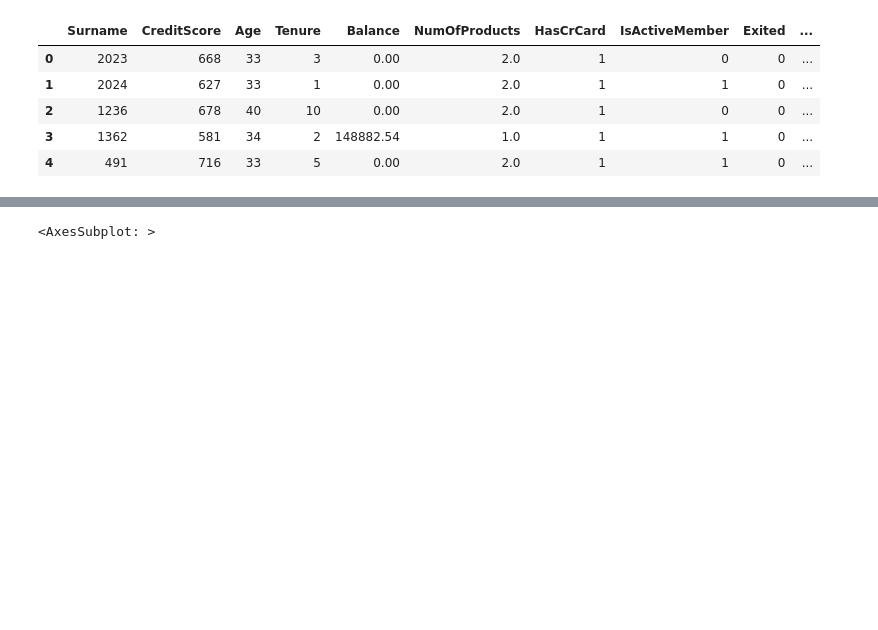
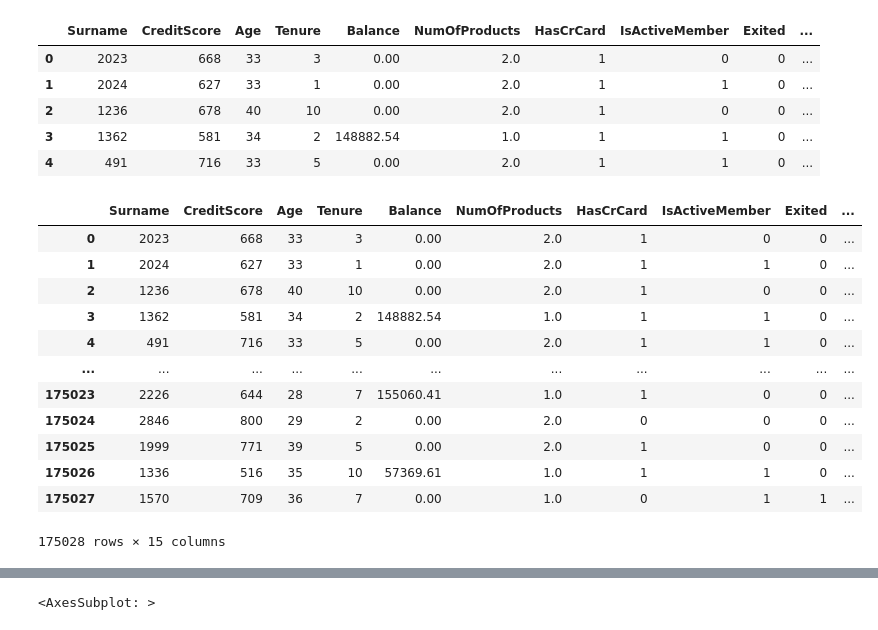
Before and after one commit to vanki2003/bank-churn, a Jupyter notebook: main.ipynb, the cells around one changed output, grey strips where cells are left out. Cells and saved outputs as stored; diff of their text form; code cells hidden in the pictures; blank space fills up the shorter version.

```diff
--- a/main.ipynb
+++ b/main.ipynb
@@ -127,3 +139,18 @@ bank_new.head()
 | 4 | 491 | 716 | 33 | 5 | 0.00 | 2.0 | 1 | 1 | 0 | ... |
 # %%
 bank_numeric = bank_new.select_dtypes(include=['int64', 'float64'])
+bank_numeric
+# %% [output]
+|  | Surname | CreditScore | Age | Tenure | Balance | NumOfProducts | HasCrCard | IsActiveMember | Exited | ... |
+| 0 | 2023 | 668 | 33 | 3 | 0.00 | 2.0 | 1 | 0 | 0 | ... |
+| 1 | 2024 | 627 | 33 | 1 | 0.00 | 2.0 | 1 | 1 | 0 | ... |
+| 2 | 1236 | 678 | 40 | 10 | 0.00 | 2.0 | 1 | 0 | 0 | ... |
+| 3 | 1362 | 581 | 34 | 2 | 148882.54 | 1.0 | 1 | 1 | 0 | ... |
+| 4 | 491 | 716 | 33 | 5 | 0.00 | 2.0 | 1 | 1 | 0 | ... |
+| ... | ... | ... | ... | ... | ... | ... | ... | ... | ... | ... |
+| 175023 | 2226 | 644 | 28 | 7 | 155060.41 | 1.0 | 1 | 0 | 0 | ... |
+| 175024 | 2846 | 800 | 29 | 2 | 0.00 | 2.0 | 0 | 0 | 0 | ... |
+| 175025 | 1999 | 771 | 39 | 5 | 0.00 | 2.0 | 1 | 0 | 0 | ... |
+| 175026 | 1336 | 516 | 35 | 10 | 57369.61 | 1.0 | 1 | 1 | 0 | ... |
+| 175027 | 1570 | 709 | 36 | 7 | 0.00 | 1.0 | 0 | 1 | 1 | ... |
+175028 rows × 15 columns
```
Also changed, not shown: parts of 4 cells of this notebook.
